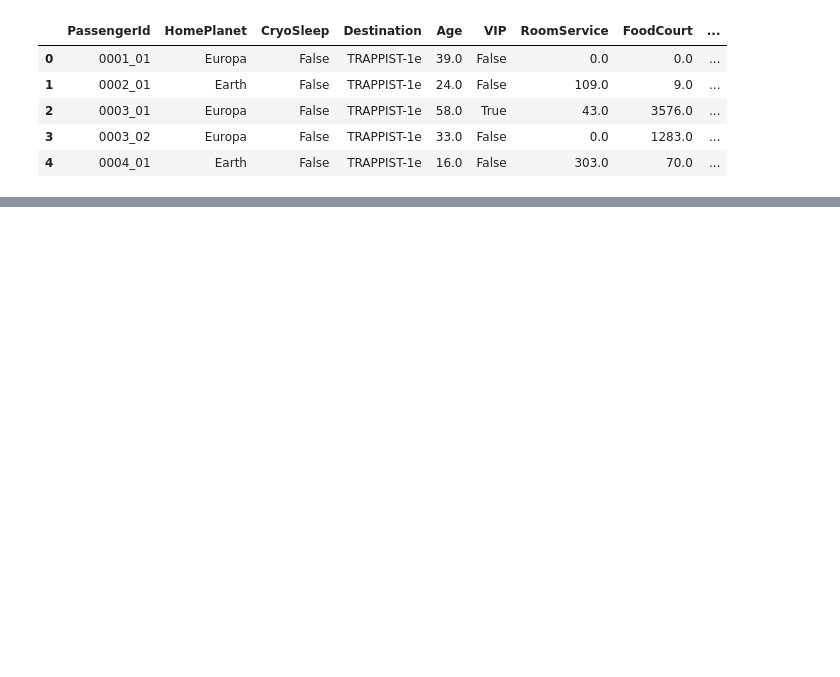
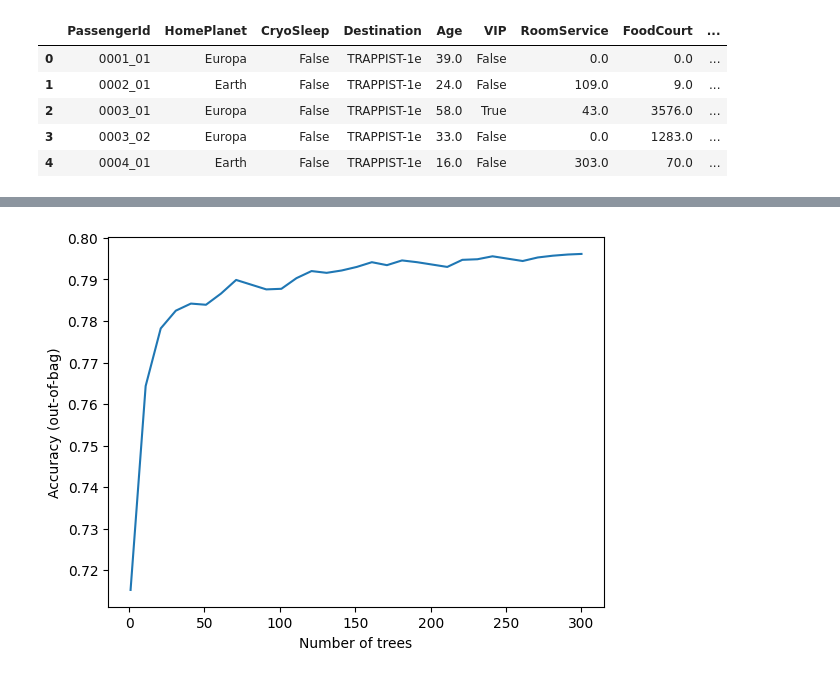
Before and after one commit to nectifurkn455/machine_learning, a Jupyter notebook: Kaggle/Kaggle_competitions/SpaceshipTitanic/Spaceship2.ipynb, the cells around one changed output, grey strips where cells are left out. Saved outputs shown, nothing was run; the diff lists cells and outputs as text; code cells hidden in the pictures; blank space fills up the shorter version.

```diff
--- a/Kaggle/Kaggle_competitions/SpaceshipTitanic/Spaceship2.ipynb
+++ b/Kaggle/Kaggle_competitions/SpaceshipTitanic/Spaceship2.ipynb
@@ -38,0 +79,3 @@ train.head()
+# %%
+training_data_pd, validation_data_pd = train_val_split(train)
+print(len(training_data_pd), len(validation_data_pd))
@@ -38,0 +84,3 @@ train.head()
+# %%
+training_data = tfdf.keras.pd_dataframe_to_tf_dataset(training_data_pd, label='Transported')
+validation_data = tfdf.keras.pd_dataframe_to_tf_dataset(validation_data_pd, label='Transported')
@@ -38,0 +94,3 @@ train.head()
+# %%
+rf = tfdf.keras.RandomForestModel()
+rf.compile(metrics=['accuracy'])
@@ -38,0 +99,2 @@ train.head()
+# %%
+rf.fit(x=training_data)
@@ -38,0 +133,8 @@ train.head()
+# %%
+logs = rf.make_inspector().training_logs()
+plt.plot([log.num_trees for log in logs], [log.evaluation.accuracy for log in logs])
+plt.xlabel("Number of trees")
+plt.ylabel("Accuracy (out-of-bag)")
+plt.show()
+# %% [output]
+[figure, added]
```
Also changed, not shown: parts of 17 cells of this notebook.
